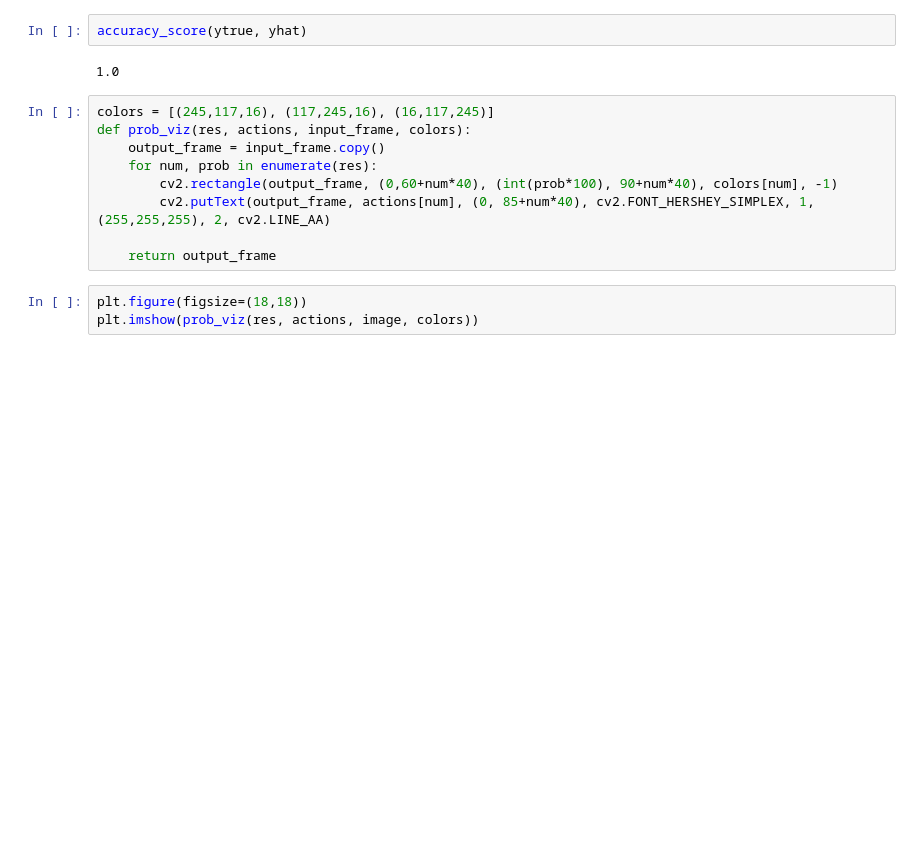
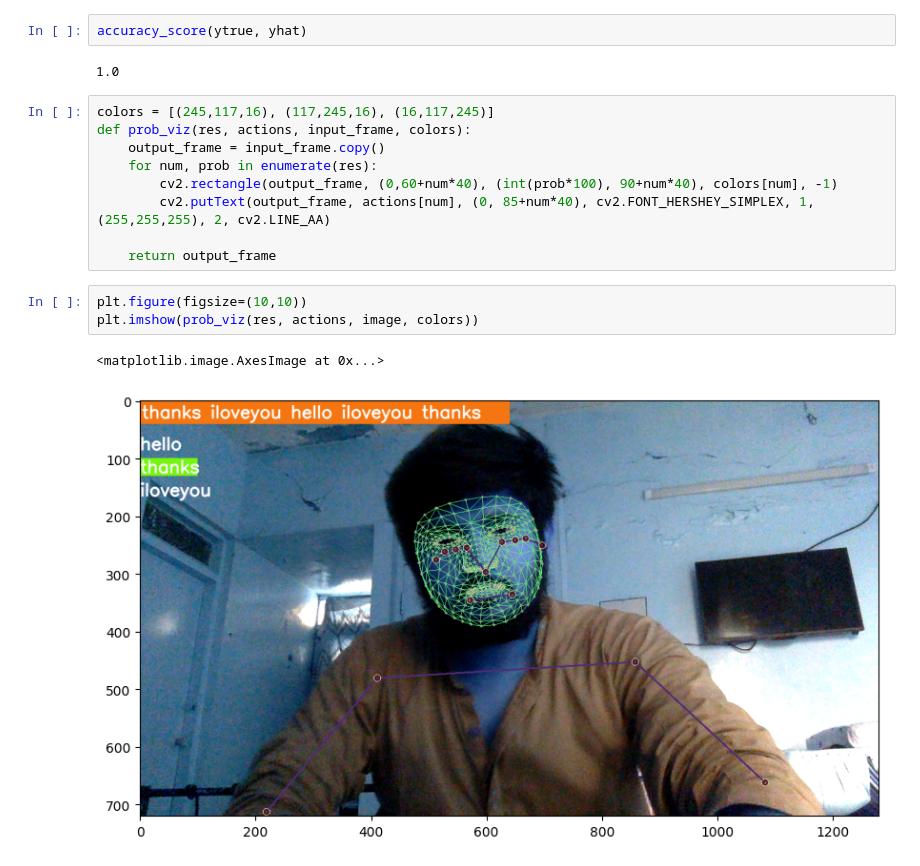
Before and after one commit to yahyaCS/Action-Detection, a Jupyter notebook: Action_Detection.ipynb, the cells around one changed output. Saved outputs shown, nothing was run; the diff lists cells and outputs as text; blank space fills up the shorter version.

```diff
--- a/Action_Detection.ipynb
+++ b/Action_Detection.ipynb
@@ -404,8 +397,11 @@ def prob_viz(res, actions, input_frame, colors):
 
     return output_frame
 # %%
-plt.figure(figsize=(18,18))
+plt.figure(figsize=(10,10))
 plt.imshow(prob_viz(res, actions, image, colors))
+# %% [output]
+<matplotlib.image.AxesImage at 0x...>
+[figure, added]
 # %%
 sequence = []
 sentence = []
```
Also changed, not shown: parts of 17 cells of this notebook.
